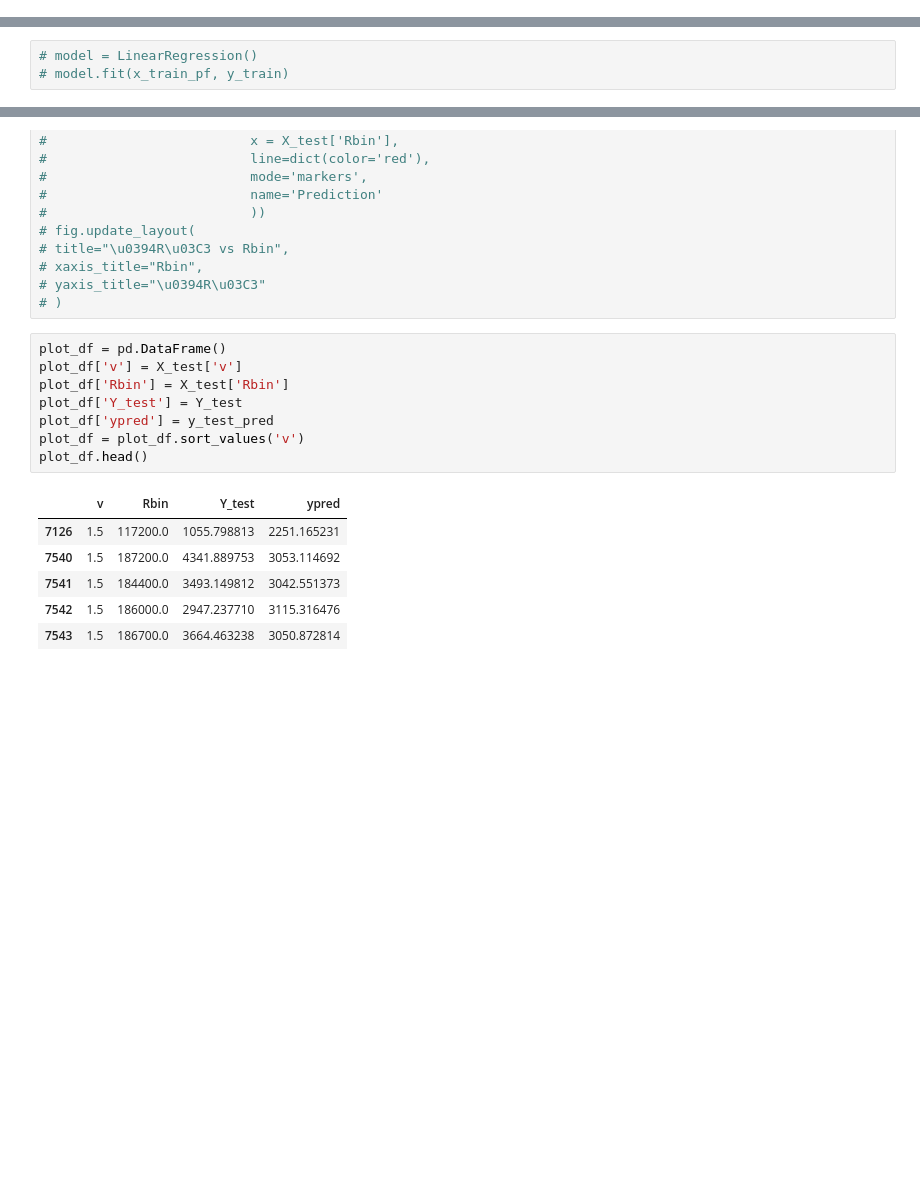
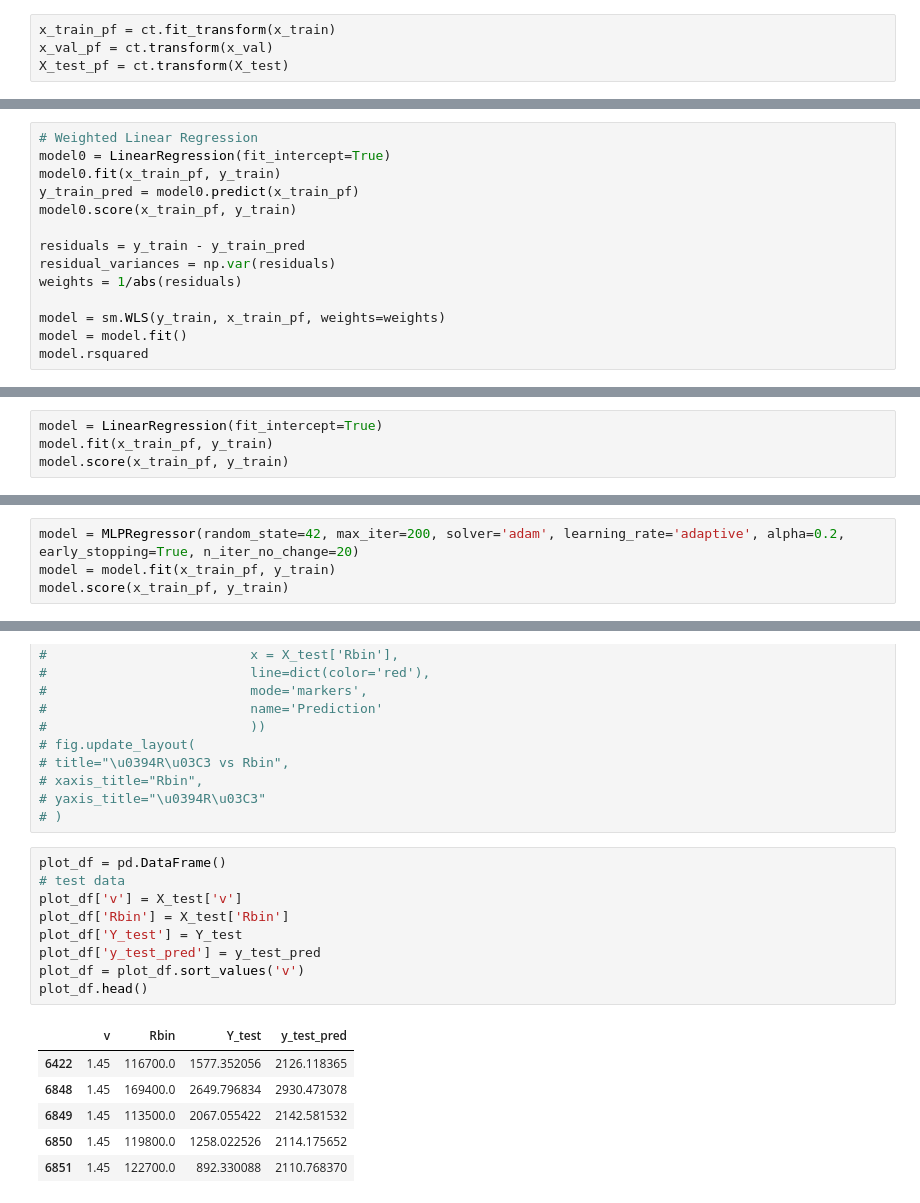
Before and after one commit to vnh1909/MLM, a Jupyter notebook: std_ml.ipynb, the cells around one changed output, grey strips where cells are left out. Drawn from its saved outputs; the diff is of its cells as text; blank space fills up the shorter version.

```diff
--- a/std_ml.ipynb
+++ b/std_ml.ipynb
@@ -84,3 +87,7 @@ X_test_pf = pf.transform(X_test_scaled)
+# %%
+x_train_pf = ct.fit_transform(x_train)
+x_val_pf = ct.transform(x_val)
+X_test_pf = ct.transform(X_test)
 # %%
 # # Model for R_delta_std
 # model = XGBRegressor(n_estimators=1000, max_depth=9, eta=0.02, subsample=0.2,
@@ -115,0 +97,14 @@ Name: npt, Length: 5112, dtype: float64
+# %%
+# Weighted Linear Regression
+model0 = LinearRegression(fit_intercept=True)
+model0.fit(x_train_pf, y_train)
+y_train_pred = model0.predict(x_train_pf)
+model0.score(x_train_pf, y_train)
+
+residuals = y_train - y_train_pred
+residual_variances = np.var(residuals)
+weights = 1/abs(residuals)
+
+model = sm.WLS(y_train, x_train_pf, weights=weights)
+model = model.fit()
+model.rsquared
@@ -116,3 +113,4 @@ Name: npt, Length: 5112, dtype: float64
 # %%
-# model = LinearRegression()
-# model.fit(x_train_pf, y_train)
+model = LinearRegression(fit_intercept=True)
+model.fit(x_train_pf, y_train)
+model.score(x_train_pf, y_train)
@@ -129,0 +119,4 @@ r2: 0.4049080504754362
+# %%
+model = MLPRegressor(random_state=42, max_iter=200, solver='adam', learning_rate='adaptive', alpha=0.2, early_stopping=True, n_iter_no_change=20)
+model = model.fit(x_train_pf, y_train)
+model.score(x_train_pf, y_train)
@@ -154,16 +156,17 @@ r2: 0.22704211575329358
 # )
 # %%
 plot_df = pd.DataFrame()
+# test data
 plot_df['v'] = X_test['v']
 plot_df['Rbin'] = X_test['Rbin']
 plot_df['Y_test'] = Y_test
-plot_df['ypred'] = y_test_pred
+plot_df['y_test_pred'] = y_test_pred
 plot_df = plot_df.sort_values('v')
 plot_df.head()
 # %% [output]
-|  | v | Rbin | Y_test | ypred |
-| 7126 | 1.5 | 117200.0 | 1055.798813 | 2251.165231 |
-| 7540 | 1.5 | 187200.0 | 4341.889753 | 3053.114692 |
-| 7541 | 1.5 | 184400.0 | 3493.149812 | 3042.551373 |
-| 7542 | 1.5 | 186000.0 | 2947.237710 | 3115.316476 |
-| 7543 | 1.5 | 186700.0 | 3664.463238 | 3050.872814 |
+|  | v | Rbin | Y_test | y_test_pred |
+| 6422 | 1.45 | 116700.0 | 1577.352056 | 2126.118365 |
+| 6848 | 1.45 | 169400.0 | 2649.796834 | 2930.473078 |
+| 6849 | 1.45 | 113500.0 | 2067.055422 | 2142.581532 |
+| 6850 | 1.45 | 119800.0 | 1258.022526 | 2114.175652 |
+| 6851 | 1.45 | 122700.0 | 892.330088 | 2110.768370 |
```
Also changed, not shown: parts of 19 cells of this notebook, 1 other file.
